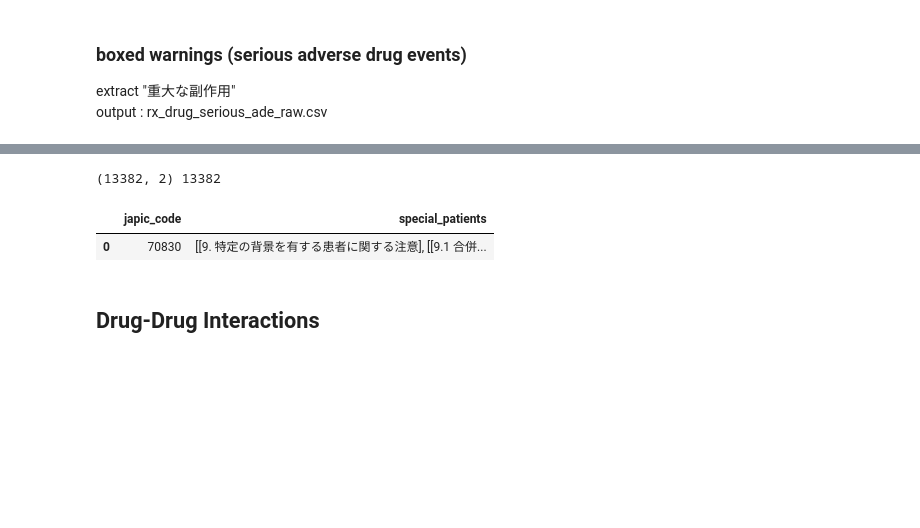
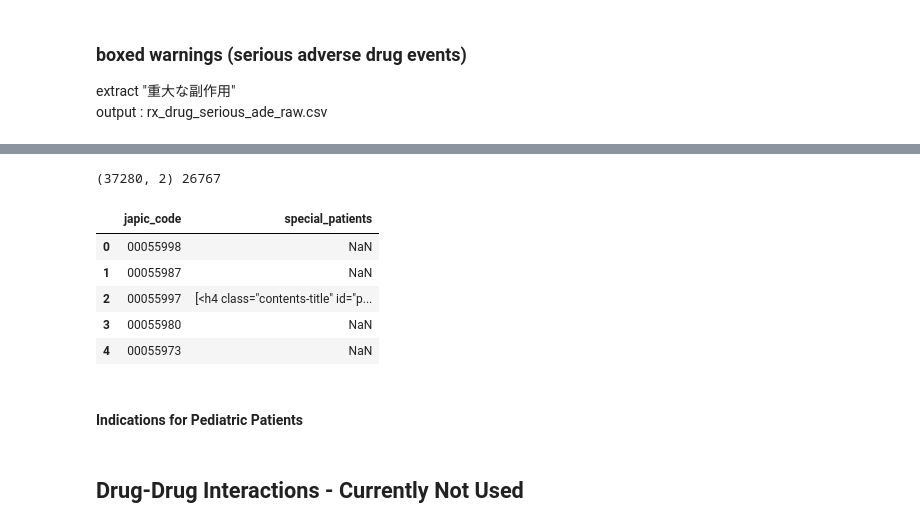
Before and after one commit to tatonetti-lab/onsides, a Jupyter notebook: onsides_intl/onsides_jp/notebooks/2.parse_labels.ipynb, the cells around one changed output, grey strips where cells are left out. Drawn from its saved outputs; the diff is of its cells as text; code cells hidden in the pictures; blank space fills up the shorter version.

```diff
--- a/onsides_intl/onsides_jp/notebooks/2.parse_labels.ipynb
+++ b/onsides_intl/onsides_jp/notebooks/2.parse_labels.ipynb
@@ -281,9 +509,19 @@ for japic_code in tqdm(kegg_df['kegg_product_id'].tolist()):
 # %%
 special_patients = pd.DataFrame(special_patients, columns = ['japic_code', 'special_patients'])
 print(special_patients.shape, len(special_patients.japic_code.unique().tolist()))
-special_patients.to_csv(data_folder+'data/rx_drug_special_patients_raw.csv', index=False)
+special_patients.to_csv(data_folder+'data/rx_drug_special_patients_raw_v{}.csv'.format(date), index=False)
 special_patients.head(1)
-# %% [output]
-(13382, 2) 13382
-|  | japic_code | special_patients |
-| 0 | 70830 | [[9. 特定の背景を有する患者に関する注意], [[9.1 合併... |
+# %%
+special_patients = pd.read_csv(data_folder+'data/rx_drug_special_patients_raw_v{}.csv'.format(date))
+print(special_patients.shape, special_patients.special_patients.isna().sum())
+special_patients.head()
+# %% [output]
+(37280, 2) 26767
+|  | japic_code | special_patients |
+| 0 | 00055998 | NaN |
+| 1 | 00055987 | NaN |
+| 2 | 00055997 | [<h4 class="contents-title" id="p... |
+| 3 | 00055980 | NaN |
+| 4 | 00055973 | NaN |
+# %% [markdown]
+#### Indications for Pediatric Patients
@@ -290,5 +530,5 @@ special_patients.head(1)
 # %% [markdown]
-## Drug-Drug Interactions
+## Drug-Drug Interactions - Currently Not Used
 # %%
 ddi = []
 for japic_code in tqdm(kegg_df['kegg_product_id'].tolist()):
```
Also changed, not shown: parts of 30 cells of this notebook, 55 other files.
